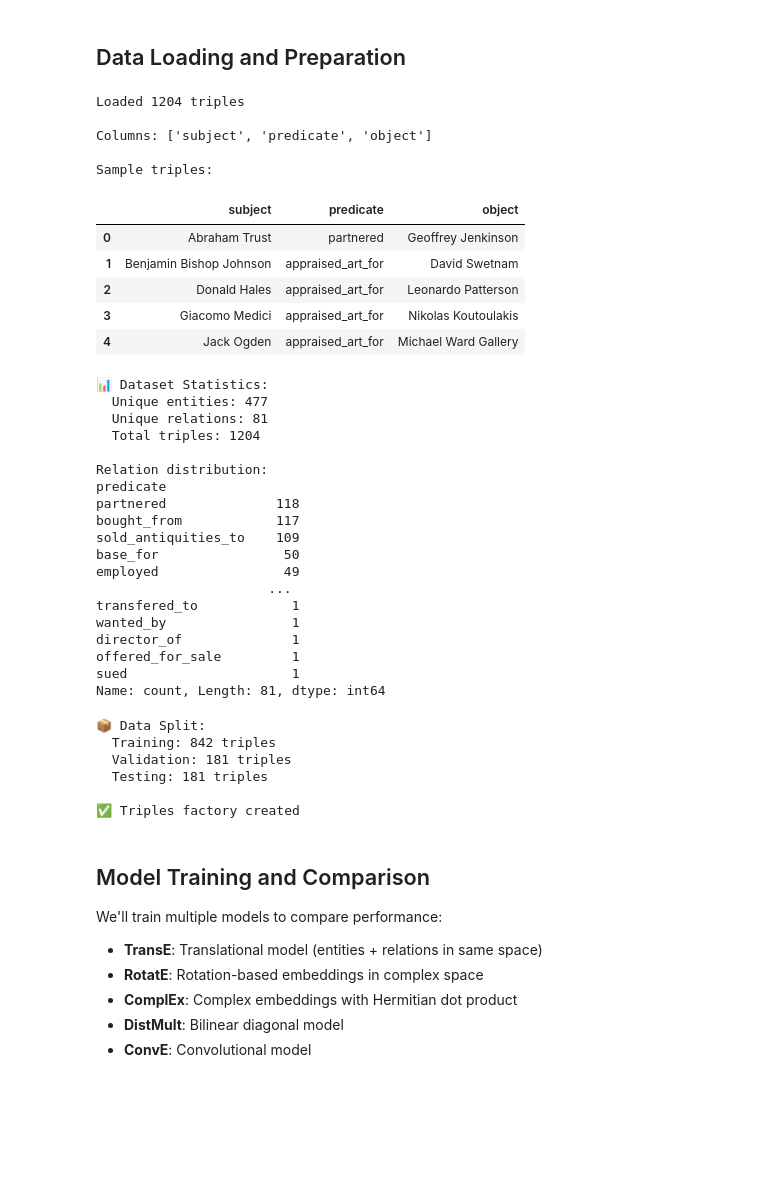
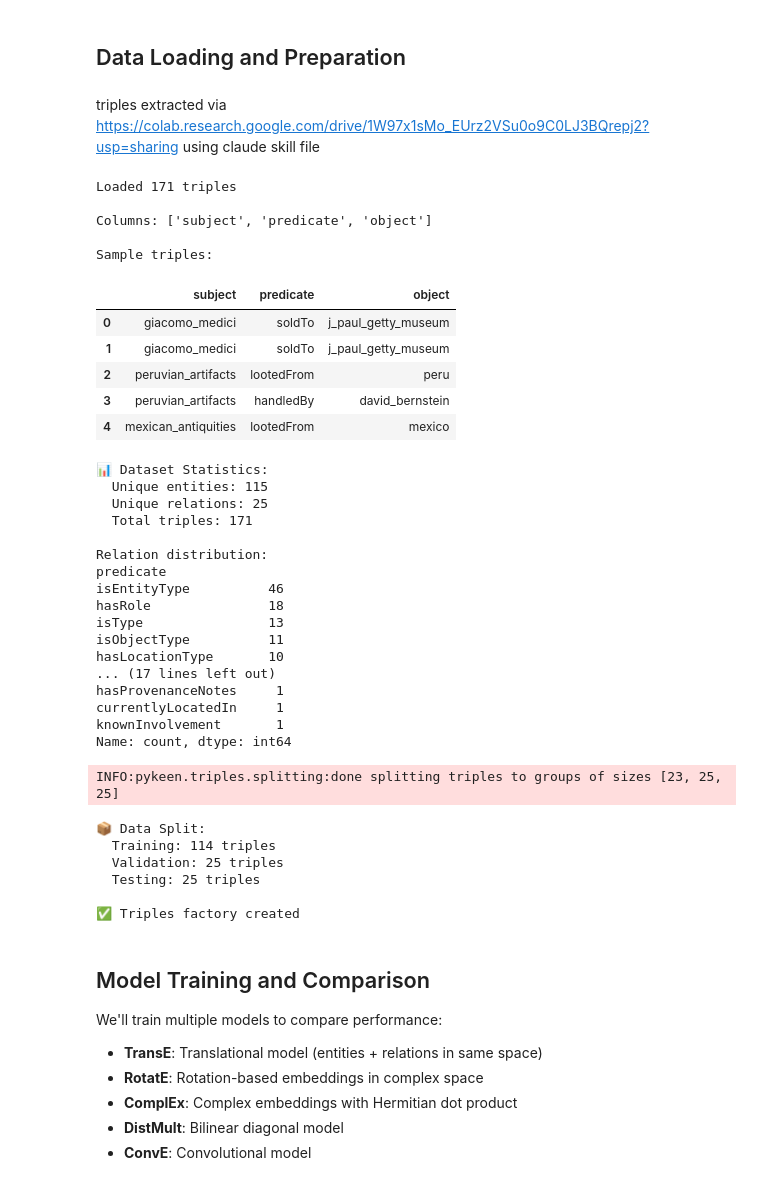
Before and after one commit to shawngraham/kg-hybrid, a Jupyter notebook: visualspykeen_embedding_enhanced.ipynb, the cells around one changed output. Saved outputs shown, nothing was run; the diff lists cells and outputs as text; code cells hidden in the pictures; blank space fills up the shorter version.

```diff
--- a/visualspykeen_embedding_enhanced.ipynb
+++ b/visualspykeen_embedding_enhanced.ipynb
@@ -94,54 +112,55 @@ CPU threads: 8
 # %% [markdown]
 ## Data Loading and Preparation
+# %% [markdown]
+triples extracted via https://colab.research.google.com/drive/1W97x1sMo_EUrz2VSu0o9C0LJ3BQrepj2?usp=sharing using claude skill file
 # %%
 # Load edges table
-df = pd.read_csv("original_kg/original-kg.csv")
-df = df.drop(columns='attributes', errors='ignore')
-df = df.rename(columns={'source': 'subject', 'target': 'object', 'relation': 'predicate'})
+#df = pd.read_csv("original_kg/original-kg.csv")
+df = pd.read_csv("triples.csv")
+#df = df.drop(columns='attributes', errors='ignore')
+#df = df.rename(columns={'source': 'subject', 'target': 'object', 'relation': 'predicate'})
 
 print(f"Loaded {len(df)} triples")
 print(f"\nColumns: {df.columns.tolist()}")
 print(f"\nSample triples:")
 display(df.head())
 
 # Statistics
 print(f"\n📊 Dataset Statistics:")
 print(f"  Unique entities: {len(set(df['subject'].unique().tolist() + df['object'].unique().tolist()))}")
 print(f"  Unique relations: {len(df['predicate'].unique())}")
 print(f"  Total triples: {len(df)}")
 print(f"\nRelation distribution:")
 print(df['predicate'].value_counts())
 # %% [output]
-Loaded 1204 triples
+Loaded 171 triples
 
 Columns: ['subject', 'predicate', 'object']
 
 Sample triples:
 |  | subject | predicate | object |
-| 0 | Abraham Trust | partnered | Geoffrey Jenkinson |
-| 1 | Benjamin Bishop Johnson | appraised_art_for | David Swetnam |
-| 2 | Donald Hales | appraised_art_for | Leonardo Patterson |
-| 3 | Giacomo Medici | appraised_art_for | Nikolas Koutoulakis |
-| 4 | Jack Ogden | appraised_art_for | Michael Ward Gallery |
+| 0 | giacomo_medici | soldTo | j_paul_getty_museum |
+| 1 | giacomo_medici | soldTo | j_paul_getty_museum |
+| 2 | peruvian_artifacts | lootedFrom | peru |
+| 3 | peruvian_artifacts | handledBy | david_bernstein |
+| 4 | mexican_antiquities | lootedFrom | mexico |
 📊 Dataset Statistics:
-  Unique entities: 477
-  Unique relations: 81
-  Total triples: 1204
+  Unique entities: 115
+  Unique relations: 25
+  Total triples: 171
 
 Relation distribution:
 predicate
-partnered              118
-bought_from            117
-sold_antiquities_to    109
-base_for                50
-employed                49
-                      ...
-transfered_to            1
-wanted_by                1
-director_of              1
-offered_for_sale         1
-sued                     1
-Name: count, Length: 81, dtype: int64
+isEntityType          46
+hasRole               18
+isType                13
+isObjectType          11
+hasLocationType       10
+... (17 lines left out)
+hasProvenanceNotes     1
+currentlyLocatedIn     1
+knownInvolvement       1
+Name: count, dtype: int64
 # %%
 # Create triples factory
 triples_factory = TriplesFactory.from_labeled_triples(
@@ -163,12 +182,13 @@ id_to_relation = {v: k for k, v in triples_factory.relation_to_id.items()}
 
 print("\n✅ Triples factory created")
 # %% [output]
-📦 Data Split:
-  Training: 842 triples
-  Validation: 181 triples
-  Testing: 181 triples
-
-✅ Triples factory created
+INFO:pykeen.triples.splitting:done splitting triples to groups of sizes [23, 25, 25]
+📦 Data Split:
+  Training: 114 triples
+  Validation: 25 triples
+  Testing: 25 triples
+
+✅ Triples factory created
 # %% [markdown]
 ## Model Training and Comparison
 
```
Also changed, not shown: parts of 24 cells of this notebook.
